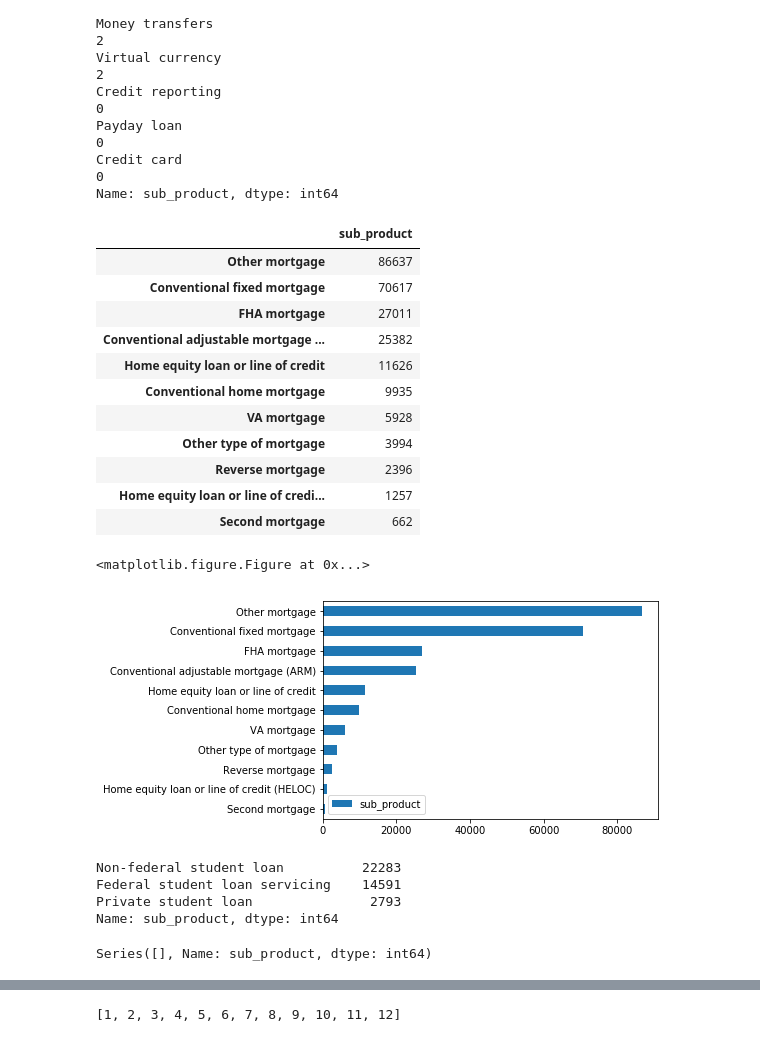
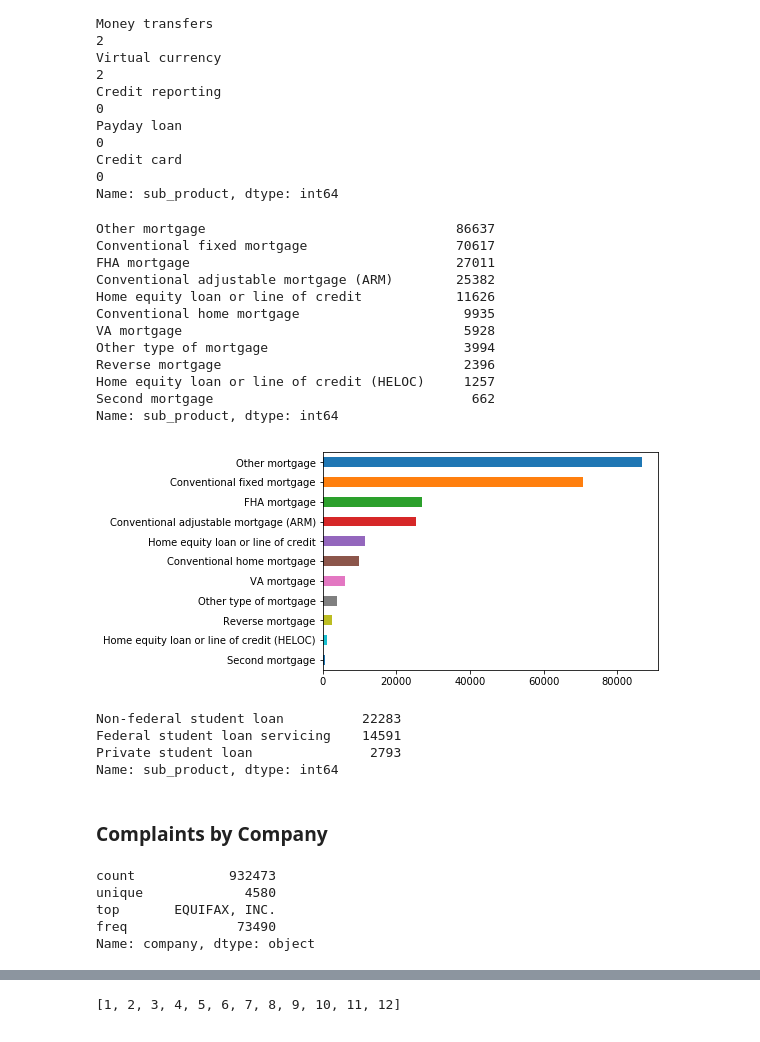
Before and after one commit to Halvinn/cfpb_complaints, a Jupyter notebook: cfpb_complaints.ipynb, the cells around one changed output, grey strips where cells are left out. Saved outputs shown, nothing was run; the diff lists cells and outputs as text; code cells hidden in the pictures.

Commit message:
Complaints by company.

```diff
--- a/cfpb_complaints.ipynb
+++ b/cfpb_complaints.ipynb
@@ -136,29 +136,27 @@ def sub_products(prod):
     filtered = complaints_df.loc[complaints_df['Product'] == prod]
     return filtered['sub_product'].value_counts()
 # %%
-mortgages = pd.DataFrame(sub_products('Mortgage'))
+mortgages = sub_products('Mortgage')
 mortgages
 # %% [output]
-|  | sub_product |
-| Other mortgage | 86637 |
-| Conventional fixed mortgage | 70617 |
-| FHA mortgage | 27011 |
-| Conventional adjustable mortgage ... | 25382 |
-| Home equity loan or line of credit | 11626 |
-| Conventional home mortgage | 9935 |
-| VA mortgage | 5928 |
-| Other type of mortgage | 3994 |
-| Reverse mortgage | 2396 |
-| Home equity loan or line of credi... | 1257 |
-| Second mortgage | 662 |
+Other mortgage                                86637
+Conventional fixed mortgage                   70617
+FHA mortgage                                  27011
+Conventional adjustable mortgage (ARM)        25382
+Home equity loan or line of credit            11626
+Conventional home mortgage                     9935
+VA mortgage                                    5928
+Other type of mortgage                         3994
+Reverse mortgage                               2396
+Home equity loan or line of credit (HELOC)     1257
+Second mortgage                                 662
+Name: sub_product, dtype: int64
 # %%
-plt.figure(figsize=(6, 5))
 mortgages.plot.barh()
 plt.gca().invert_yaxis()
 plt.show()
 # %% [output]
-<matplotlib.figure.Figure at 0x...>
-[figure, old version]
+[figure, new version]
 # %%
 sub_products('Student loan')
 # %% [output]
@@ -166,7 +164,13 @@ Non-federal student loan          22283
 Federal student loan servicing    14591
 Private student loan               2793
 Name: sub_product, dtype: int64
-# %%
-sub_products('Credit reporting')
-# %% [output]
-Series([], Name: sub_product, dtype: int64)
+# %% [markdown]
+### Complaints by Company
+# %%
+complaints_df['company'].describe()
+# %% [output]
+count            932473
+unique             4580
+top       EQUIFAX, INC.
+freq              73490
+Name: company, dtype: object
```
Also changed, not shown: parts of 4 cells of this notebook.
